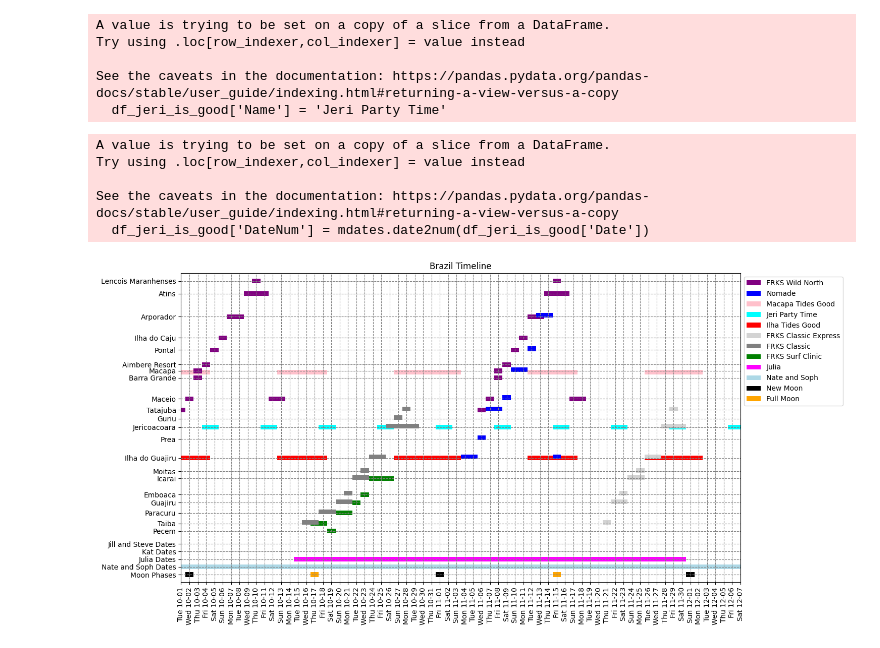
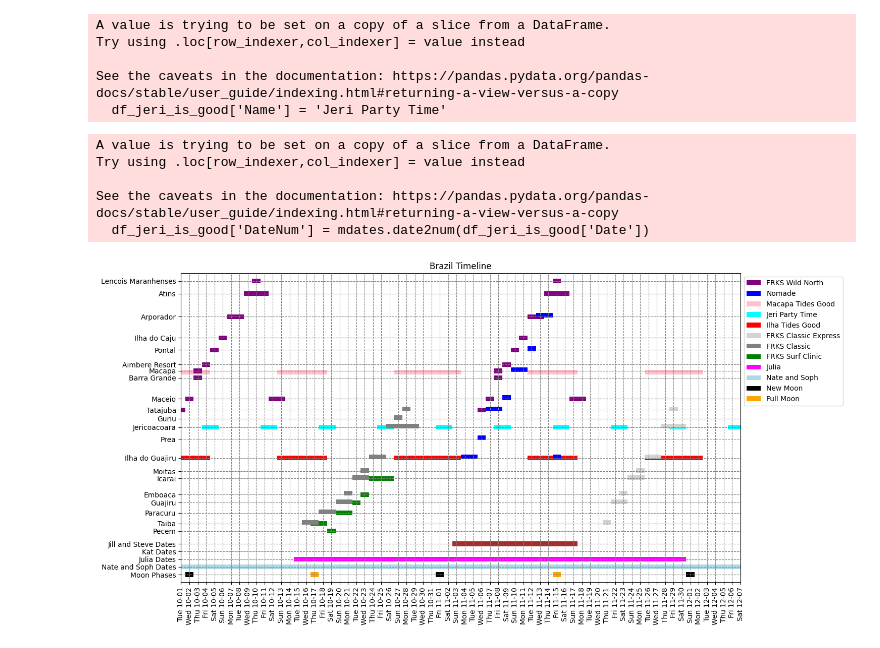
Before and after one commit to natecostello/brazil-timeline-2024, a Jupyter notebook: timeline.ipynb, the cells around one changed output. Saved outputs shown, nothing was run; the diff lists cells and outputs as text; code cells hidden in the pictures.

Commit message:
added data

```diff
--- a/timeline.ipynb
+++ b/timeline.ipynb
@@ -20,6 +20,7 @@ df_fortaleza_high_tide = pd.read_csv(StringIO(fortaleza_high_tide_csv), parse_da
 df_fortaleza_low_tide = pd.read_csv(StringIO(fortaleza_low_tide_csv), parse_dates=['Low Tide Time'])
 df_nate_and_soph = pd.read_csv(StringIO(nate_and_soph_csv), parse_dates=['Date'])
 df_julia = pd.read_csv(StringIO(data.julia_csv), parse_dates=['Date'])
+df_jill_and_steve = pd.read_csv(StringIO(data.jill_and_steve_csv), parse_dates=['Date'])
 df_surf_camp = pd.read_csv(StringIO(surf_camp_csv), parse_dates=['Date'])
 df_oct_wild_north = pd.read_csv(StringIO(oct_wild_north_csv), parse_dates=['Date'])
 df_nov_wild_north = pd.read_csv(StringIO(data.nov_wild_north_csv), parse_dates=['Date'])
@@ -93,6 +94,12 @@ julia_dates = []
 for _, row in df_julia.iterrows():
     start_date = mdates.date2num(row['Date']) - half_day  # Adjust start date to half a day earlier
     julia_dates.append((start_date, duration))
+
+# Prepare data for plotting Jill and Steve dates
+jill_and_steve_dates = []
+for _, row in df_jill_and_steve.iterrows():
+    start_date = mdates.date2num(row['Date']) - half_day  # Adjust start date to half a day earlier
+    jill_and_steve_dates.append((start_date, duration))
 
 # Prepare data for plotting Surf Camp dates
 surf_camp_dates = []
@@ -150,7 +157,19 @@ for _, row in df_jeri_is_good.iterrows():
 
 # Plotting
 fig, ax = plt.subplots(figsize=(15, 15*data.factor))
-colors = {'New Moon': 'black', 'Full Moon': 'orange', 'Nate and Soph': 'lightblue', 'Julia': 'magenta', 'Surf Camp': 'green', 'Ilha is Good': 'red', 'Oct Wild North': 'purple', 'Oct Classic': 'grey', 'Nov Classic Express': 'lightgrey','Jeri is Good': 'cyan', 'Nomade': 'blue', 'Macapa is Good': 'pink'}
+colors = {'New Moon': 'black',
+          'Full Moon': 'orange',
+          'Nate and Soph': 'lightblue',
+          'Julia': 'magenta',
+          'Jill and Steve': 'brown',
+          'Surf Camp': 'green',
+          'Ilha is Good': 'red',
+          'Oct Wild North': 'purple',
+          'Oct Classic': 'grey',
+          'Nov Classic Express': 'lightgrey',
+          'Jeri is Good': 'cyan',
+          'Nomade': 'blue',
+          'Macapa is Good': 'pink'}
 
 width = 3#*data.factor
 offset = 1.5#*data.factor
@@ -173,6 +192,9 @@ ax.broken_barh(nate_and_soph_dates, (name_to_number['Nate and Soph Dates'] - off
 
 # Plot Julia dates
 ax.broken_barh(julia_dates, (name_to_number['Julia Dates'] - offset, width), facecolors=colors['Julia'], label='Julia')
+
+# Plot Jill and Steve dates
+ax.broken_barh(jill_and_steve_dates, (name_to_number['Jill and Steve Dates'] - offset, width), facecolors=colors['Jill and Steve'], label='Jill and Steve')
 
 # Map 'Location' to a numerical value
 df_surf_camp['LocationNum'] = df_surf_camp['Location'].map(name_to_number)
@@ -236,6 +258,7 @@ legend_handles = [Patch(facecolor=colors['Oct Wild North'], label='FRKS Wild Nor
                   Patch(facecolor=colors['Nov Classic Express'], label='FRKS Classic Express'),
                   Patch(facecolor=colors['Oct Classic'], label='FRKS Classic'),
                   Patch(facecolor=colors['Surf Camp'], label='FRKS Surf Clinic'),
+                  Patch(facecolor=colors['Jill and Steve'], label='Jill and Steve'),
                   Patch(facecolor=colors['Julia'], label='Julia'),
                   Patch(facecolor=colors['Nate and Soph'], label='Nate and Soph'),
                   Patch(facecolor=colors['New Moon'], label='New Moon'),
@@ -257,31 +280,31 @@ end_date = mdates.date2num(datetime(2024, 12, 7))
 ax.set_xlim(start_date, end_date)
 # Set Y-axis range
 # Since your bars are at y=10 with a height of 1, setting the range from 0 to 15 gives some padding
 ax.set_ylim(min(name_to_number.values())-5, max(name_to_number.values())+5)
 
 
 # Set major ticks locator to each day
 ax.xaxis.set_major_locator(mdates.DayLocator())
 # Set major ticks format
 ax.xaxis.set_major_formatter(mdates.DateFormatter('%a %m-%d'))
 # Set Y-axis tick positions
 ax.set_yticks(list(name_to_number.values()))
 # Set Y-axis tick labels
 ax.set_yticklabels(list(name_to_number.keys()))
 
 # Enable vertical grid lines for each day
 ax.grid(True, which='major', axis='x', linestyle='--', color='gray')
 ax.grid(True, which='major', axis='y', linestyle='--', color='gray')
 
 # The rest of your plotting code remains unchanged
 plt.xticks(rotation=90)
 plt.title('Brazil Timeline')
 plt.tight_layout()
 plt.show()
 # %% [output]
 A value is trying to be set on a copy of a slice from a DataFrame.
 Try using .loc[row_indexer,col_indexer] = value instead
 
 See the caveats in the documentation: https://pandas.pydata.org/pandas-docs/stable/user_guide/indexing.html#returning-a-view-versus-a-copy
   df_jeri_is_good['DateNum'] = mdates.date2num(df_jeri_is_good['Date'])
-[figure, old version]
+[figure, new version]
```
Also changed, not shown: 1 other file.
